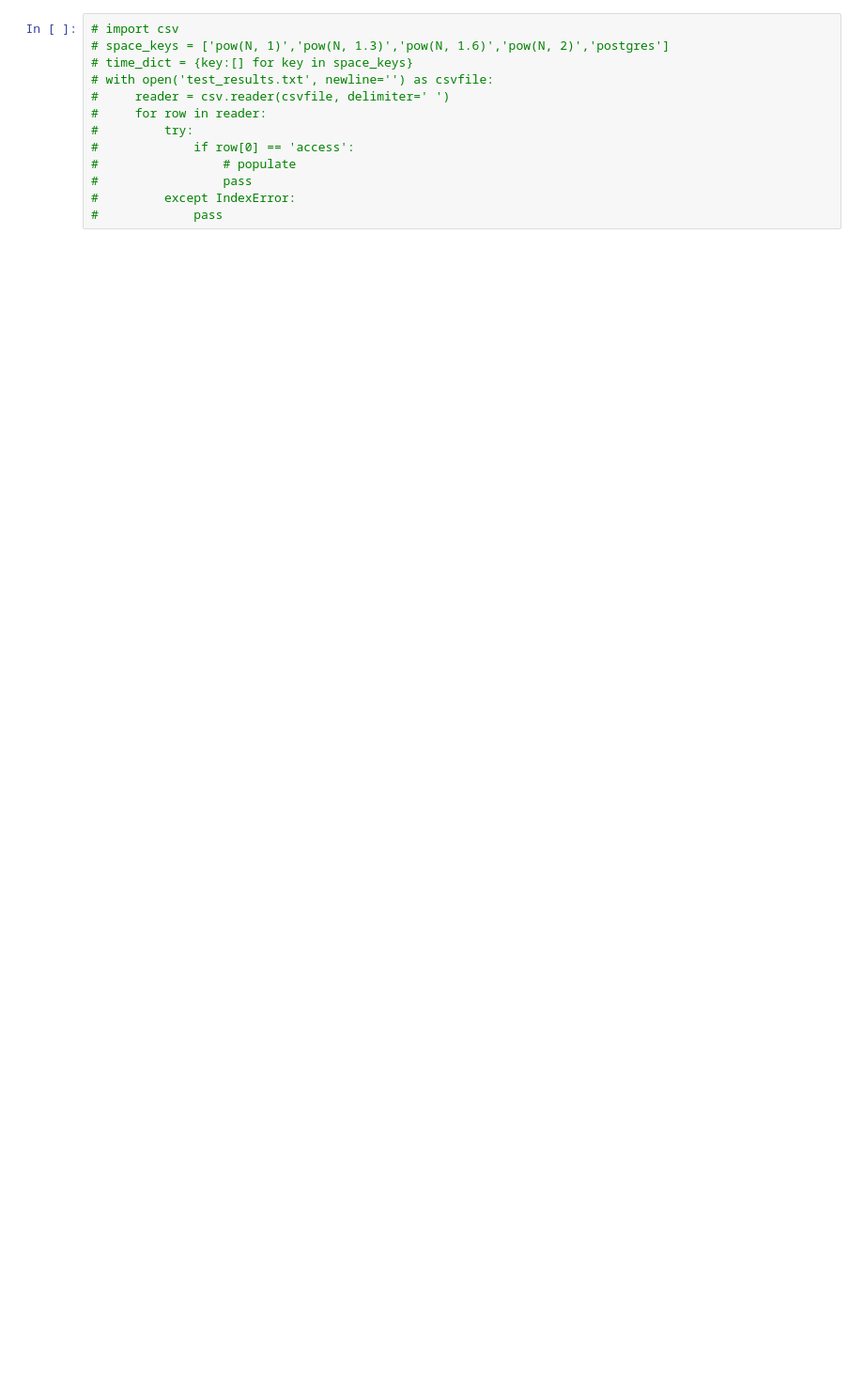
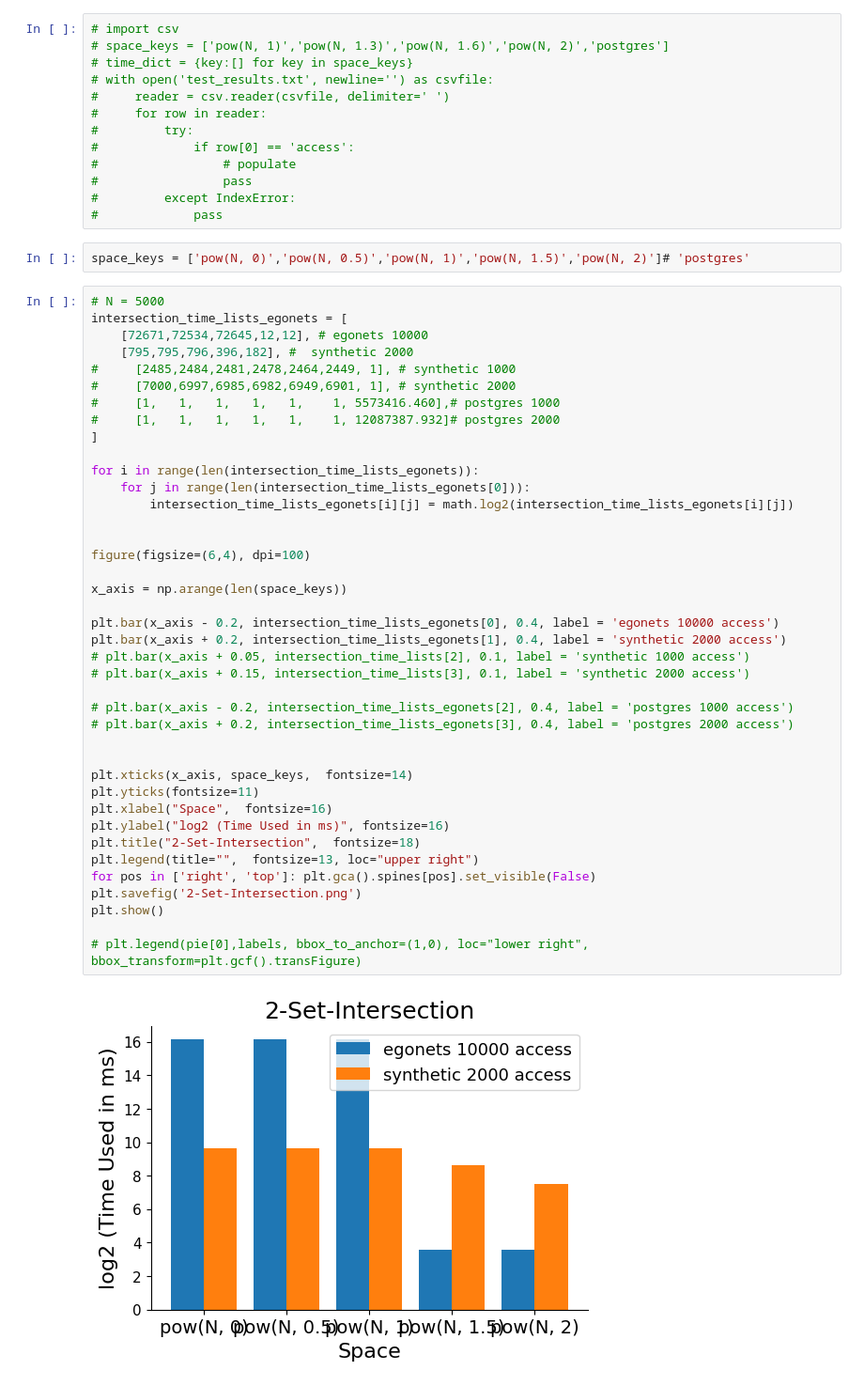
Before and after one commit to wang2590/CS764-Project-Set-Intersect, a Jupyter notebook: plot_results.ipynb, the cells around one changed output. Shown at 94% size. Saved outputs shown, nothing was run; the diff lists cells and outputs as text; blank space fills up the shorter version.

Commit message:
update results figure and codes

```diff
--- a/plot_results.ipynb
+++ b/plot_results.ipynb
@@ -66,3 +18,47 @@ plt.show()
 #                 pass
 #         except IndexError:
 #             pass
+# %%
+space_keys = ['pow(N, 0)','pow(N, 0.5)','pow(N, 1)','pow(N, 1.5)','pow(N, 2)']# 'postgres'
+# %%
+# N = 5000
+intersection_time_lists_egonets = [
+    [72671,72534,72645,12,12], # egonets 10000
+    [795,795,796,396,182], #  synthetic 2000
+#     [2485,2484,2481,2478,2464,2449, 1], # synthetic 1000
+#     [7000,6997,6985,6982,6949,6901, 1], # synthetic 2000
+#     [1,   1,   1,   1,   1,    1, 5573416.460],# postgres 1000
+#     [1,   1,   1,   1,   1,    1, 12087387.932]# postgres 2000
+]
+
+for i in range(len(intersection_time_lists_egonets)):
+    for j in range(len(intersection_time_lists_egonets[0])):
+        intersection_time_lists_egonets[i][j] = math.log2(intersection_time_lists_egonets[i][j])
+
+
+figure(figsize=(6,4), dpi=100)
+
+x_axis = np.arange(len(space_keys))
+
+plt.bar(x_axis - 0.2, intersection_time_lists_egonets[0], 0.4, label = 'egonets 10000 access')
+plt.bar(x_axis + 0.2, intersection_time_lists_egonets[1], 0.4, label = 'synthetic 2000 access')
+# plt.bar(x_axis + 0.05, intersection_time_lists[2], 0.1, label = 'synthetic 1000 access')
+# plt.bar(x_axis + 0.15, intersection_time_lists[3], 0.1, label = 'synthetic 2000 access')
+
+# plt.bar(x_axis - 0.2, intersection_time_lists_egonets[2], 0.4, label = 'postgres 1000 access')
+# plt.bar(x_axis + 0.2, intersection_time_lists_egonets[3], 0.4, label = 'postgres 2000 access')
+
+
+plt.xticks(x_axis, space_keys,  fontsize=14)
+plt.yticks(fontsize=11)
+plt.xlabel("Space",  fontsize=16)
+plt.ylabel("log2 (Time Used in ms)", fontsize=16)
+plt.title("2-Set-Intersection",  fontsize=18)
+plt.legend(title="",  fontsize=13, loc="upper right")
+for pos in ['right', 'top']: plt.gca().spines[pos].set_visible(False)
+plt.savefig('2-Set-Intersection.png')
+plt.show()
+
+# plt.legend(pie[0],labels, bbox_to_anchor=(1,0), loc="lower right", bbox_transform=plt.gcf().transFigure)
+# %% [output]
+[figure, added]
```
Also changed, not shown: parts of 5 cells of this notebook, 3 other files.
